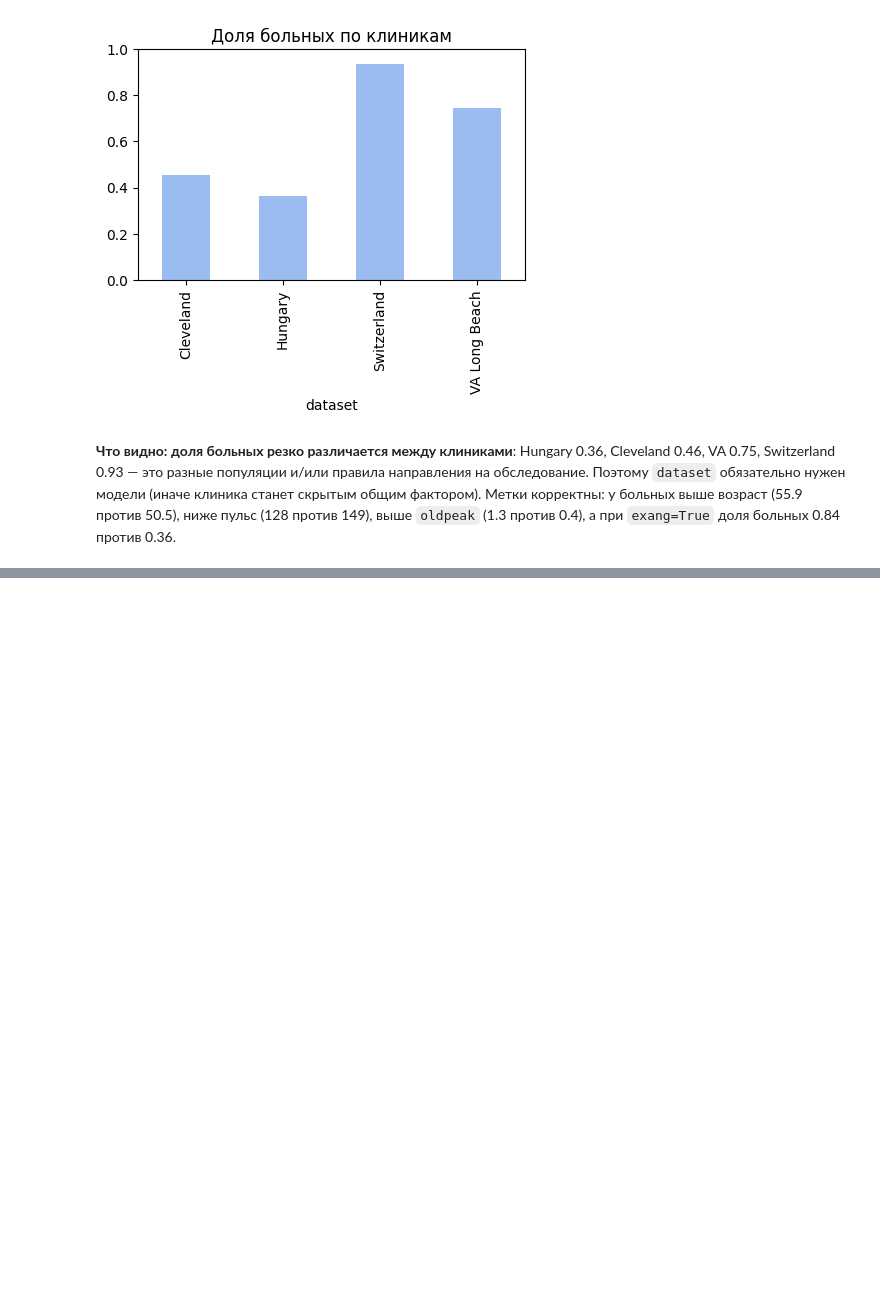
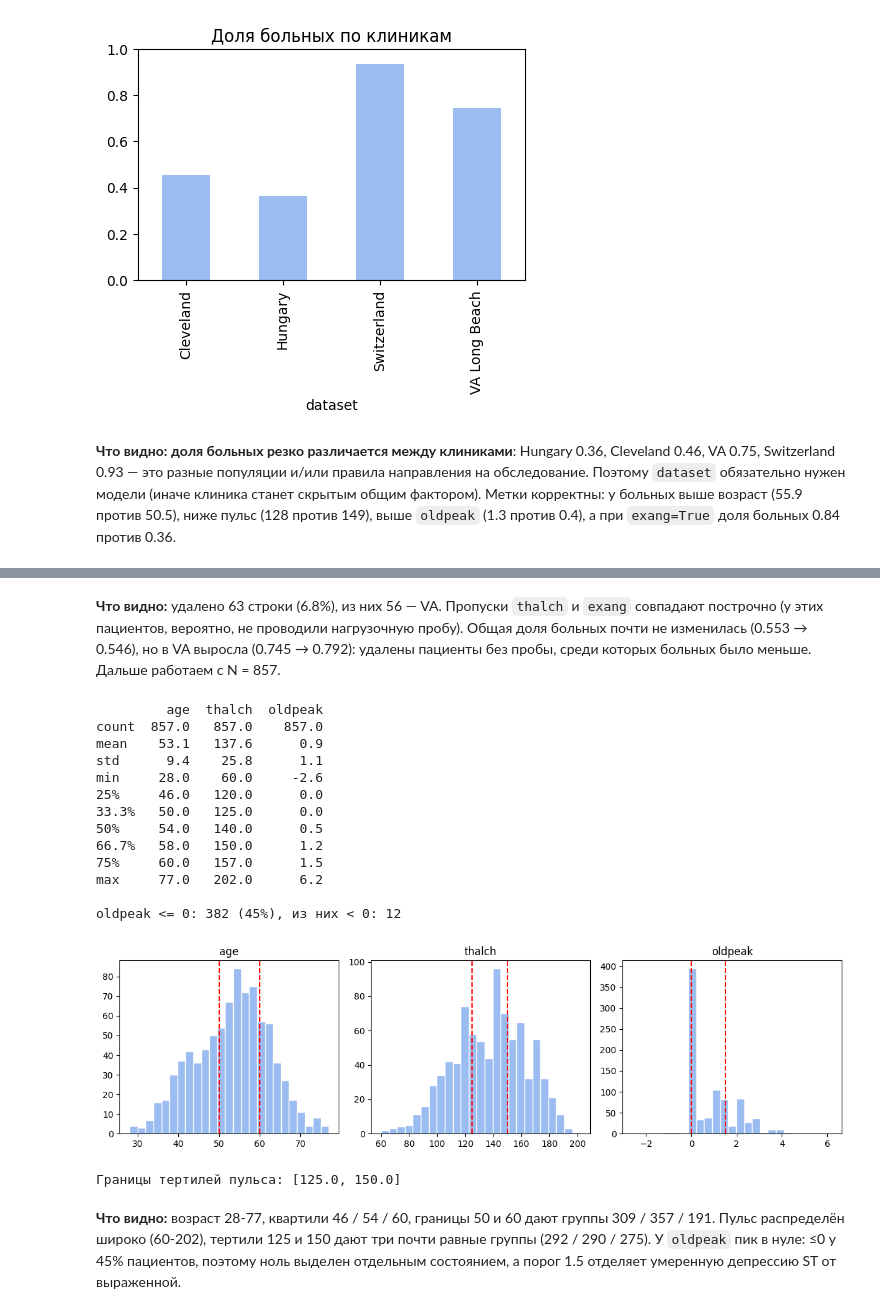
Before and after one commit to dalginichev1/ml_course_mai, a Jupyter notebook: bayesian/lab4.ipynb, the cells around one changed output, grey strips where cells are left out. Drawn from its saved outputs; the diff is of its cells as text; code cells hidden in the pictures; blank space fills up the shorter version.

```diff
--- a/bayesian/lab4.ipynb
+++ b/bayesian/lab4.ipynb
@@ -197,3 +199,17 @@ True     0.16  0.84
 [figure]
 # %% [markdown]
 **Что видно:** **доля больных резко различается между клиниками**: Hungary 0.36, Cleveland 0.46, VA 0.75, Switzerland 0.93 — это разные популяции и/или правила направления на обследование. Поэтому `dataset` обязательно нужен модели (иначе клиника станет скрытым общим фактором). Метки корректны: у больных выше возраст (55.9 против 50.5), ниже пульс (128 против 149), выше `oldpeak` (1.3 против 0.4), а при `exang=True` доля больных 0.84 против 0.36.
+# %%
+def binned(s):
+    return pd.qcut(s, 3, duplicates='drop') if s.dtype.kind in 'if' and s.nunique() > 6 else s.astype(str)
+rows = []
+for c in ['dataset', 'age', 'sex', 'cp', 'thalch', 'exang', 'oldpeak', 'trestbps', 'fbs', 'restecg', 'slope', 'ca', 'thal', 'chol']:
+    x = df[[c, 'disease']].dropna()
+    p = chi2_contingency(pd.crosstab(binned(x[c]), x.disease))[1]
+    rows.append((c, df[c].isna().sum(), round(100 * df[c].isna().mean()), round(p, 4)))
+scr = pd.DataFrame(rows, columns=['признак', 'пропусков', '% пропусков', 'p-value (связь с target)'])
+scr['в модели'] = scr['признак'].isin(['dataset', 'age', 'sex', 'cp', 'thalch', 'exang', 'oldpeak'])
+print(scr.to_string(index=False))
+print('\nchol и болезнь внутри клиник (порог 240, где chol известен):')
+for s, g in df[df.chol.notna()].groupby('dataset'):
+    print(f'  {s:14s} n={len(g):3d}  p = {chi2_contingency(pd.crosstab(g.chol >= 240, g.disease))[1]:.3f}')
@@ -199,0 +239,10 @@ True     0.16  0.84
+# %%
+use = ["dataset", "age", "sex", "cp", "thalch", "exang", "oldpeak"]
+data = df.dropna(subset=use).reset_index(drop=True)
+cmp_ = pd.DataFrame({"n до": df.groupby("dataset").size(), "n после": data.groupby("dataset").size(),
+                     'доля больных до': df.groupby('dataset').disease.mean().round(3),
+                                          'доля больных после': data.groupby('dataset').disease.mean().round(3)})
+
+print(cmp_.to_string()); print('Всего:', len(df), '->', len(data), '| доля больных', round(df.disease.mean(), 3), '->', round(data.disease.mean(), 3))
+print('\nПропуски thalch / exang / oldpeak по строкам (True = пропуск):')
+print(df[['thalch', 'exang', 'oldpeak']].isna().value_counts().to_string())
@@ -199,0 +264,32 @@ True     0.16  0.84
+# %% [markdown]
+**Что видно:** удалено 63 строки (6.8%), из них 56 — VA. Пропуски `thalch` и `exang` совпадают построчно (у этих пациентов, вероятно, не проводили нагрузочную пробу). Общая доля больных почти не изменилась (0.553 → 0.546), но в VA выросла (0.745 → 0.792): удалены пациенты без пробы, среди которых больных было меньше. Дальше работаем с N = 857.
+# %%
+print(data[['age', 'thalch', 'oldpeak']].describe(percentiles=[.25, 1/3, .5, 2/3, .75]).round(1))
+print('\noldpeak <= 0: %d (%.0f%%), из них < 0: %d' % ((data.oldpeak <= 0).sum(), 100 * (data.oldpeak <= 0).mean(), (data.oldpeak < 0).sum()))
+t_cuts = data.thalch.quantile([1/3, 2/3]).round(0).tolist()
+cuts = {'age': [50, 60], 'thalch': t_cuts, 'oldpeak': [0, 1.5]}
+fig, axes = plt.subplots(1, 3, figsize=(12, 3.5))
+for ax, c in zip(axes, cuts):
+    ax.hist(data[c], bins=25, color='#9bbcf0', edgecolor='white')
+    for x in cuts[c]: ax.axvline(x, color='red', ls='--')
+    ax.set_title(c)
+plt.tight_layout(); plt.show()
+print('Границы тертилей пульса:', t_cuts)
+# %% [output]
+         age  thalch  oldpeak
+count  857.0   857.0    857.0
+mean    53.1   137.6      0.9
+std      9.4    25.8      1.1
+min     28.0    60.0     -2.6
+25%     46.0   120.0      0.0
+33.3%   50.0   125.0      0.0
+50%     54.0   140.0      0.5
+66.7%   58.0   150.0      1.2
+75%     60.0   157.0      1.5
+max     77.0   202.0      6.2
+
+oldpeak <= 0: 382 (45%), из них < 0: 12
+[figure, added]
+Границы тертилей пульса: [125.0, 150.0]
+# %% [markdown]
+**Что видно:** возраст 28-77, квартили 46 / 54 / 60, границы 50 и 60 дают группы 309 / 357 / 191. Пульс распределён широко (60-202), тертили 125 и 150 дают три почти равные группы (292 / 290 / 275). У `oldpeak` пик в нуле: ≤0 у 45% пациентов, поэтому ноль выделен отдельным состоянием, а порог 1.5 отделяет умеренную депрессию ST от выраженной.
```
Also changed, not shown: parts of 16 cells of this notebook.
